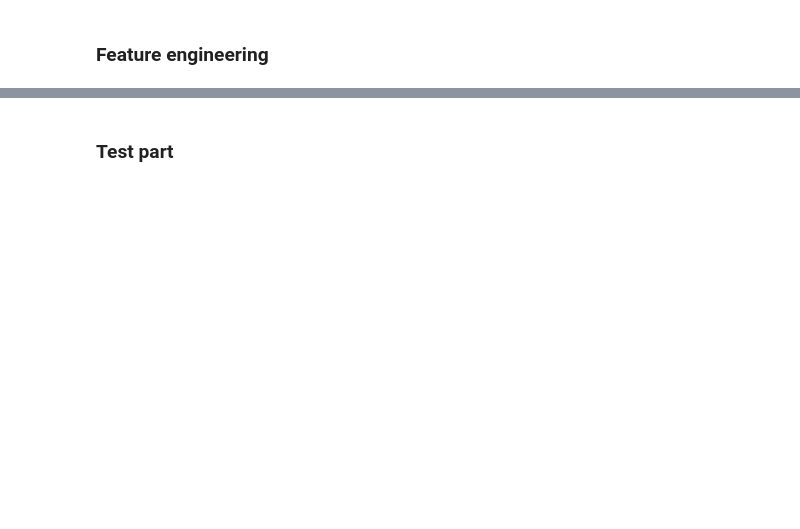
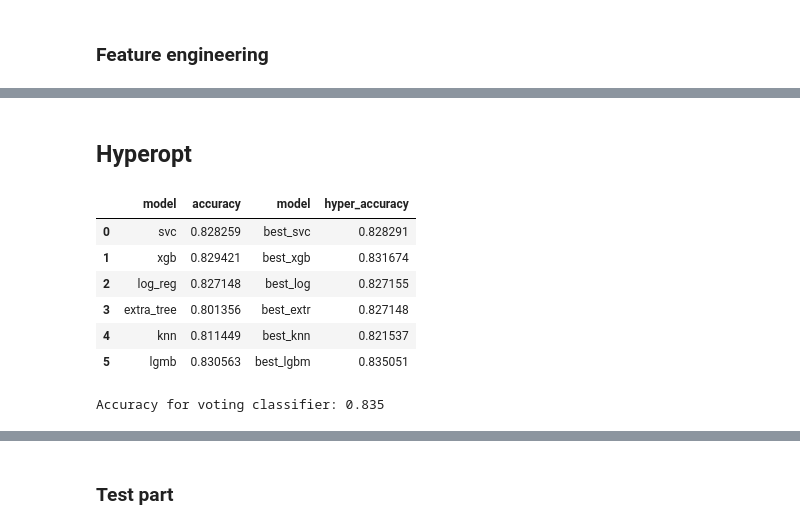
Before and after one commit to marekts/Projects, a Jupyter notebook: Titanic/Titanic.ipynb, the cells around one changed output, grey strips where cells are left out. Saved outputs shown, nothing was run; the diff lists cells and outputs as text; code cells hidden in the pictures; blank space fills up the shorter version.

```diff
--- a/Titanic/Titanic.ipynb
+++ b/Titanic/Titanic.ipynb
@@ -417,0 +271,2 @@ SVC(C=1.0, break_ties=False, cache_size=200, class_weight=None, coef0=0.0,
+# %% [markdown]
+## Hyperopt
@@ -417,0 +310,52 @@ SVC(C=1.0, break_ties=False, cache_size=200, class_weight=None, coef0=0.0,
+# %%
+# Select best parameters for extr_clf
+
+extr_params = {'n_estimators': np.arange(100, 1500, 10),
+             'max_depth': np.arange(1, 20),
+             'max_features': np.arange(1, 20),
+             'min_samples_split': np.arange(1, 5)}
+
+hyperopt_extr = RandomizedSearchCV(extr_clf, extr_params, cv=5, scoring='accuracy')
+hyperopt_extr.fit(X_scaled, labels)
+
+hyper_models['best_extr'] = hyperopt_extr.best_estimator_
+# %%
+# Select best parameters for knn_clf
+
+knn_params = {'n_neighbors': np.arange(2, 15),
+             'weights': ('uniform', 'distance'),
+             'leaf_size': np.arange(2, 50),
+             'p': (1, 2)}
+
+hyperopt_knn = RandomizedSearchCV(knn_clf, knn_params, cv=5, scoring='accuracy')
+hyperopt_knn.fit(X_scaled, labels)
+
+hyper_models['best_knn'] = hyperopt_knn.best_estimator_
+# %%
+# Select best parameters for lgbm_clf
+
+lgbm_params = {'n_estimators': np.arange(100, 1500, 10),
+             'learning_rate': np.arange(0.01, 1, 0.01),
+             'max_depth': np.arange(1, 20),
+             'colsample_bytree': np.arange(0, 1, 0.1)}
+
+hyperopt_lgbm = RandomizedSearchCV(lgbm_clf, lgbm_params, cv=5, scoring='accuracy')
+hyperopt_lgbm.fit(X_scaled, labels)
+
+hyper_models['best_lgbm'] = hyperopt_lgbm.best_estimator_
+# %%
+# Compare firsts models and models with new parameters
+
+hyper_models_accuracy = train_models(models=hyper_models)
+hyper_models_accuracy.rename(columns={'accuracy': 'hyper_accuracy'}, inplace=True)
+
+
+pd.concat([models_accuracy, hyper_models_accuracy], axis=1)
+# %% [output]
+|  | model | accuracy | model | hyper_accuracy |
+| 0 | svc | 0.828259 | best_svc | 0.828291 |
+| 1 | xgb | 0.829421 | best_xgb | 0.831674 |
+| 2 | log_reg | 0.827148 | best_log | 0.827155 |
+| 3 | extra_tree | 0.801356 | best_extr | 0.827148 |
+| 4 | knn | 0.811449 | best_knn | 0.821537 |
+| 5 | lgmb | 0.830563 | best_lgbm | 0.835051 |
@@ -417,0 +371,9 @@ SVC(C=1.0, break_ties=False, cache_size=200, class_weight=None, coef0=0.0,
+# %%
+# Creating voting classifier with best models
+
+voting_clf = VotingClassifier(estimators=[(model_name, model) for model_name, model in best_models.items()],
+                                    voting='hard')
+score = cross_val_score(voting_clf, X_scaled, labels, cv=5, scoring='accuracy')
+print('Accuracy for voting classifier:', round(np.mean(score), 4))
+# %% [output]
+Accuracy for voting classifier: 0.835
```
Also changed, not shown: parts of 74 cells of this notebook.
